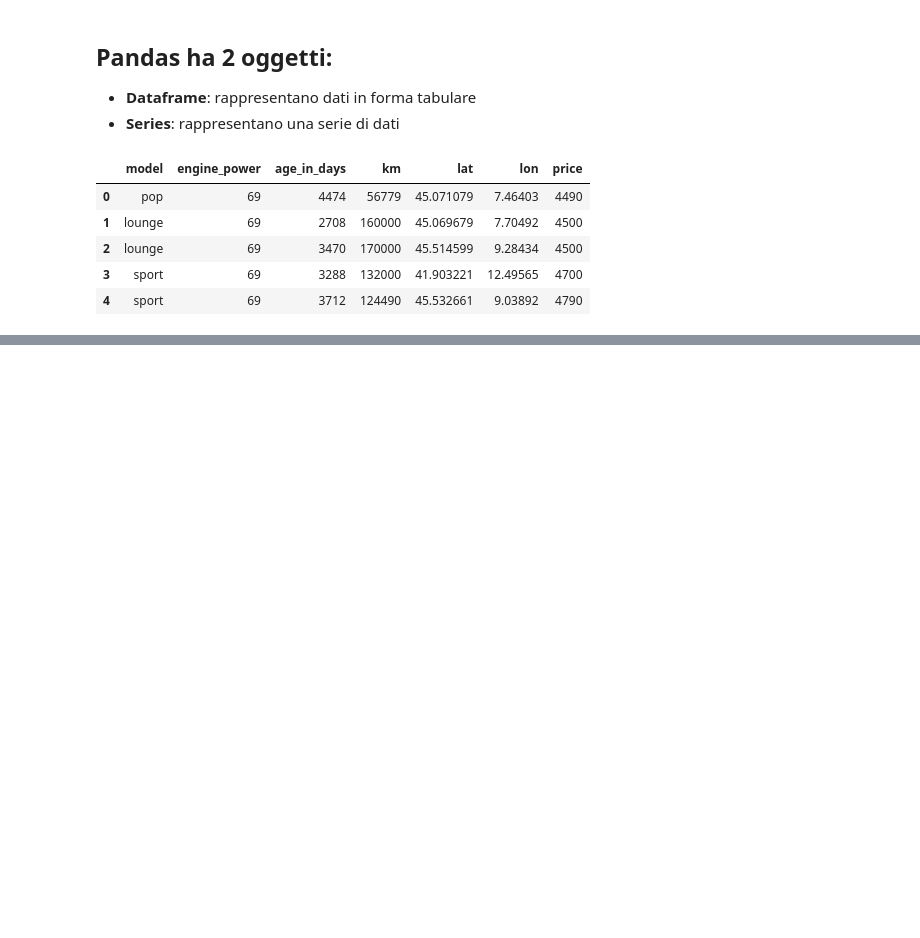
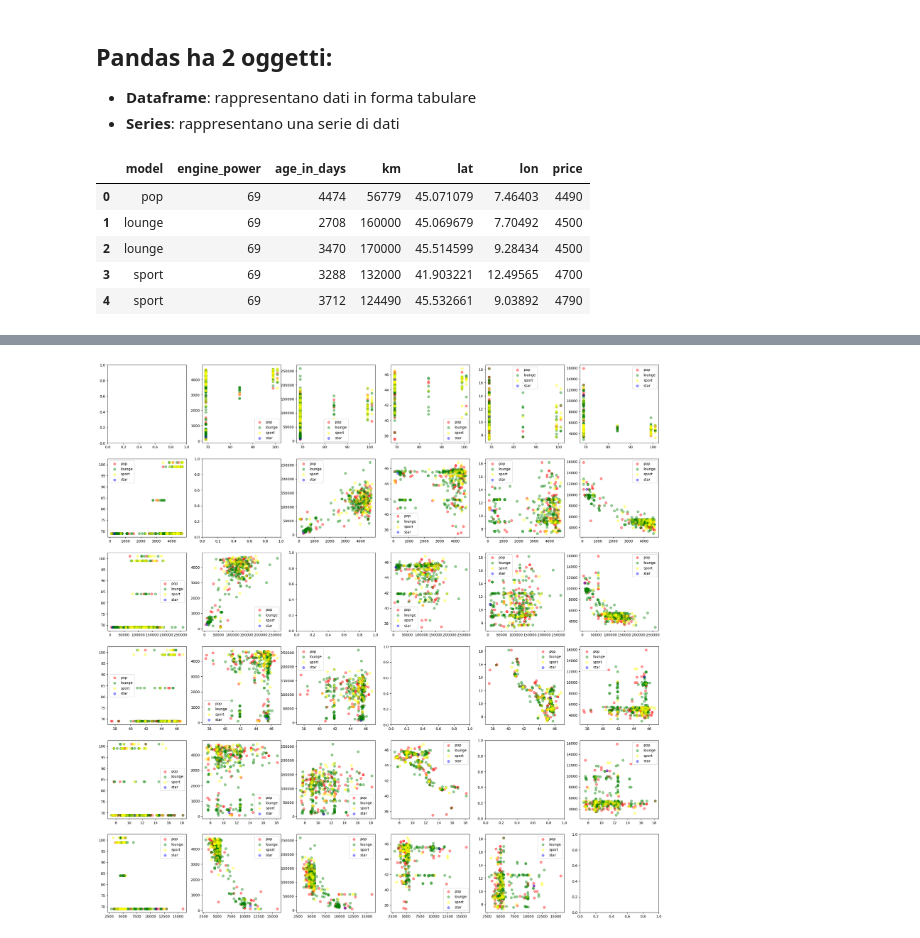
Before and after one commit to Matt9391/EsMicrorobotica, a Jupyter notebook: fiatCSV.ipynb, the cells around one changed output, grey strips where cells are left out. Drawn from its saved outputs; the diff is of its cells as text; code cells hidden in the pictures; blank space fills up the shorter version.

```diff
--- a/fiatCSV.ipynb
+++ b/fiatCSV.ipynb
@@ -82,0 +88,20 @@ ax.scatter(selected_data['km'], selected_data['price'])
+# %%
+fig, axs = plt.subplots(nrows = 6, ncols = 6, figsize = (28,28))
+
+def scatter_ax(ax,p1,p2):
+        models = {'pop': "red", 'lounge': "green", 'sport': "yellow", 'star': "blue"}
+        for m in models:
+        # print(m)
+            model_data = selected_data[selected_data["model"] == m]
+            ax.scatter(model_data[p1],model_data[p2], color = models[m], alpha = 0.4, s = 45, label = m)
+            ax.legend()
+sel_cols = ["engine_power","age_in_days","km","lat","lon","price"]
+
+for i in range(0,6):
+    for j in range(0,6):
+        if i != j:
+            scatter_ax(axs[i][j],sel_cols[i],sel_cols[j])
+
+plt.show()
+# %% [output]
+[figure, added]
```
Also changed, not shown: parts of 1 cell of this notebook, 5 other files.
